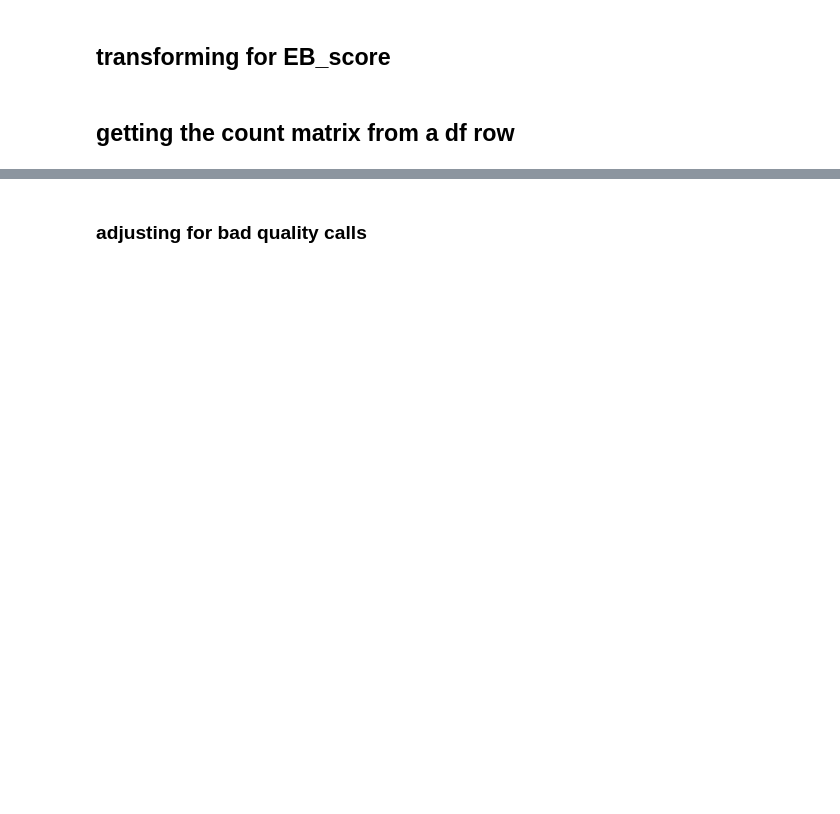
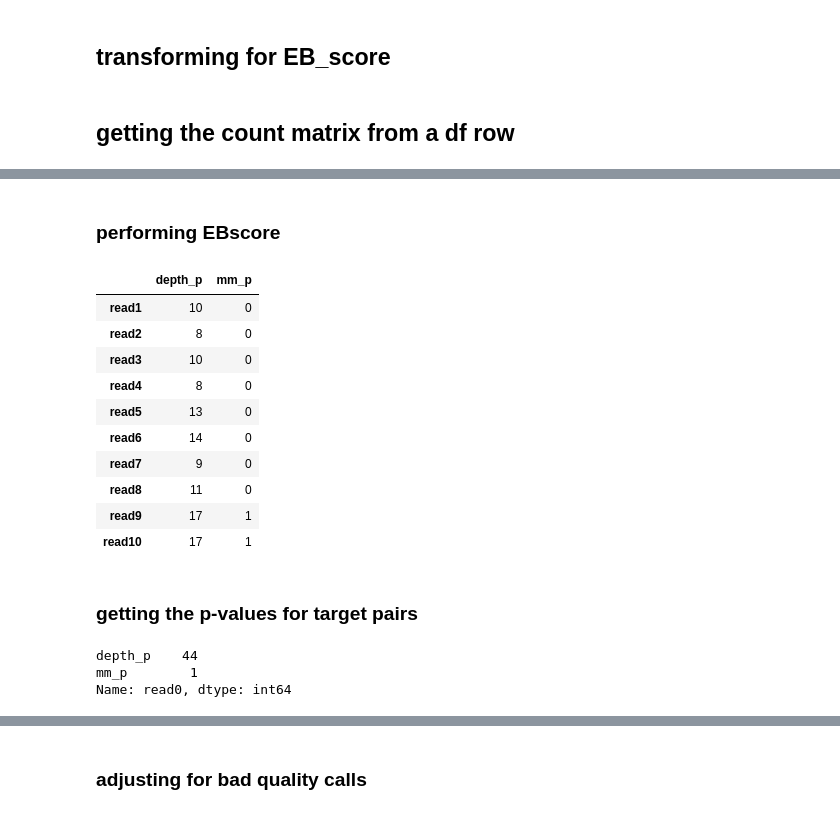
Before and after one commit to Mar111tiN/EBFilter, a Jupyter notebook: implementing-pandas.ipynb, the cells around one changed output, grey strips where cells are left out. Drawn from its saved outputs; the diff is of its cells as text; code cells hidden in the pictures; blank space fills up the shorter version.

Commit message:
running but EBscore faulty

```diff
--- a/implementing-pandas.ipynb
+++ b/implementing-pandas.ipynb
@@ -110,0 +134,46 @@ values
+# %% [markdown]
+### performing EBscore
+# %%
+import numpy as np
+from scipy.special import gammaln
+control_df = matrix.loc['read1':]
+control_p = control_df.loc[:, ['depth_p', 'mm_p']]
+control_n = matrix.loc['read1':,['depth_n', 'mm_n']]
+
+KS_matrix = np.array([[1,0,1,1,0,1,0,0,0],[0,1,-1,0,1,-1,0,0,0]])
+gamma_reduce = np.array([1,-1,-1,-1,1,1,1,-1,-1])
+def bb_loglikelihood(params, count_df):
+    [a, b] = params
+    ab_matrix = np.array([1,1,1,a+b,a,b,a+b,a,b])
+    # convert df into matrix for np.array operations that change dims
+    count_matrix = count_df.values
+    # perform matrix multiplication to get inputs to log-gamma
+    input_matrix = np.matmul(count_matrix,KS_matrix) + ab_matrix
+    # get corresponding log-gamma values and reduce over pon-dimensions
+    gamma_matrix = np.sum(gammaln(input_matrix), axis=0)
+    log_likelihood = np.sum(gamma_matrix * gamma_reduce)
+    return log_likelihood
+params = [.4,.5]
+control_p
+# bb_loglikelihood(params, control_p)
+# %% [output]
+|  | depth_p | mm_p |
+| read1 | 10 | 0 |
+| read2 | 8 | 0 |
+| read3 | 10 | 0 |
+| read4 | 8 | 0 |
+| read5 | 13 | 0 |
+| read6 | 14 | 0 |
+| read7 | 9 | 0 |
+| read8 | 11 | 0 |
+| read9 | 17 | 1 |
+| read10 | 17 | 1 |
+# %% [markdown]
+### getting the p-values for target pairs
+# %%
+test = matrix.loc['read0',['depth_p', 'mm_p']]
+test
+# %% [output]
+depth_p    44
+mm_p        1
+Name: read0, dtype: int64
```
Also changed, not shown: parts of 17 cells of this notebook, 11 other files.
